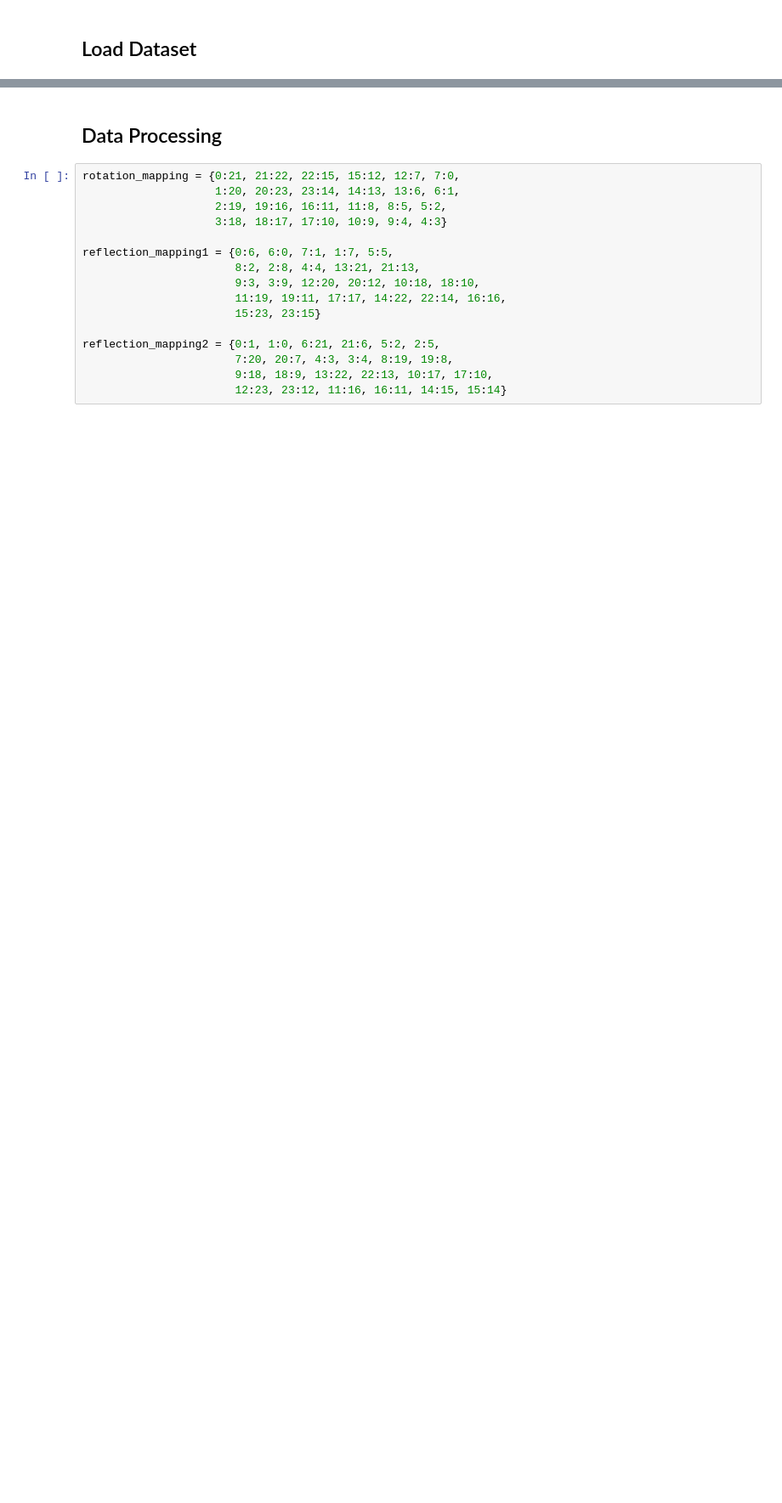
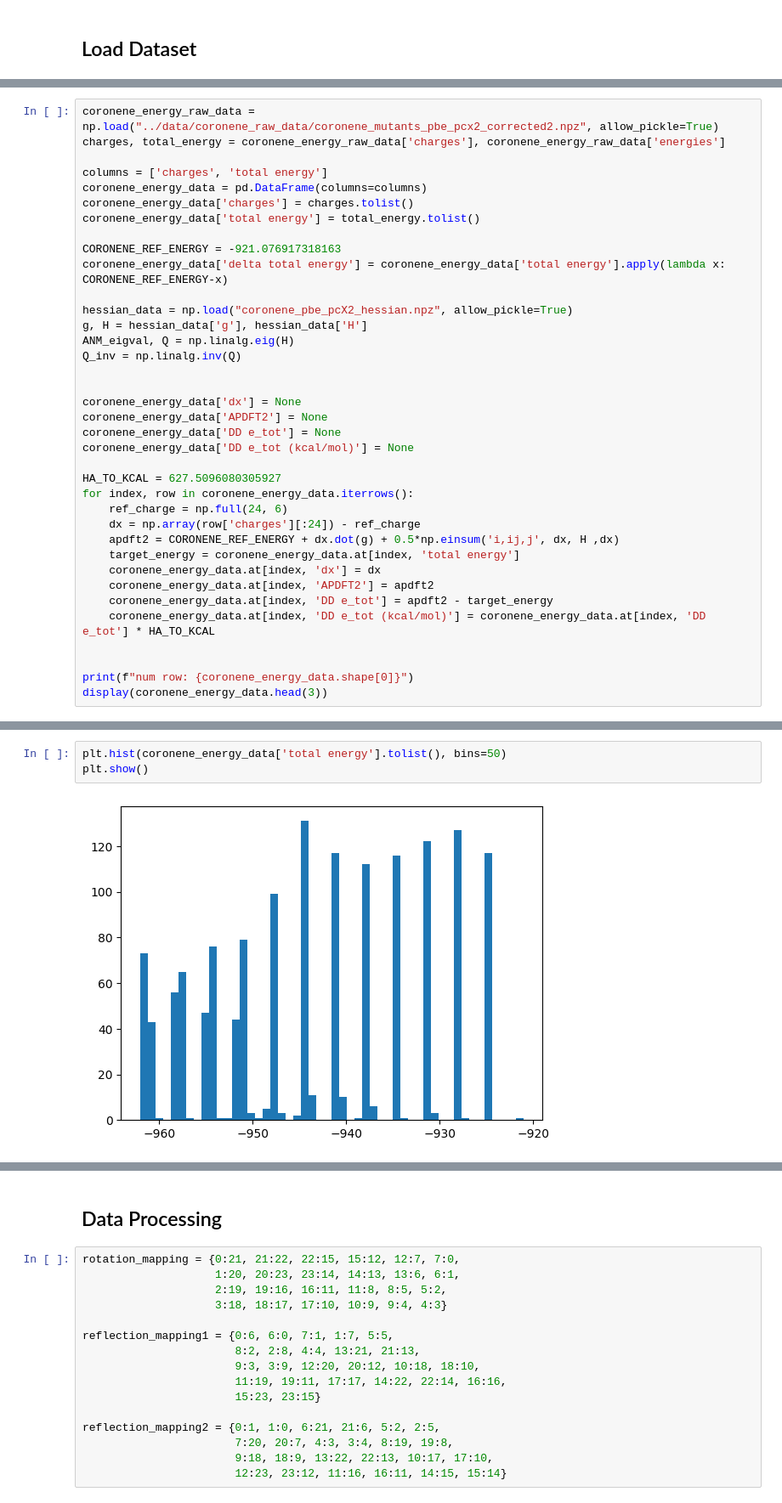
Before and after one commit to GabrielWu2004/Alchemical_Normal_Modes, a Jupyter notebook: [2]_ANM_with_coronene/main_code/process_coronene_data.ipynb, the cells around one changed output, grey strips where cells are left out. Shown at 85% size. Cells and saved outputs as stored; diff of their text form; blank space fills up the shorter version.

```diff
--- a/[2]_ANM_with_coronene/main_code/process_coronene_data.ipynb
+++ b/[2]_ANM_with_coronene/main_code/process_coronene_data.ipynb
@@ -55,0 +30,37 @@ Q_inv = np.linalg.inv(Q)
+# %%
+coronene_energy_raw_data = np.load("../data/coronene_raw_data/coronene_mutants_pbe_pcx2_corrected2.npz", allow_pickle=True)
+charges, total_energy = coronene_energy_raw_data['charges'], coronene_energy_raw_data['energies']
+
+columns = ['charges', 'total energy']
+coronene_energy_data = pd.DataFrame(columns=columns)
+coronene_energy_data['charges'] = charges.tolist()
+coronene_energy_data['total energy'] = total_energy.tolist()
+
+CORONENE_REF_ENERGY = -921.076917318163
+coronene_energy_data['delta total energy'] = coronene_energy_data['total energy'].apply(lambda x: CORONENE_REF_ENERGY-x)
+
+hessian_data = np.load("coronene_pbe_pcX2_hessian.npz", allow_pickle=True)
+g, H = hessian_data['g'], hessian_data['H']
+ANM_eigval, Q = np.linalg.eig(H)
+Q_inv = np.linalg.inv(Q)
+
+
+coronene_energy_data['dx'] = None
+coronene_energy_data['APDFT2'] = None
+coronene_energy_data['DD e_tot'] = None
+coronene_energy_data['DD e_tot (kcal/mol)'] = None
+
+HA_TO_KCAL = 627.5096080305927
+for index, row in coronene_energy_data.iterrows():
+    ref_charge = np.full(24, 6)
+    dx = np.array(row['charges'][:24]) - ref_charge
+    apdft2 = CORONENE_REF_ENERGY + dx.dot(g) + 0.5*np.einsum('i,ij,j', dx, H ,dx)
+    target_energy = coronene_energy_data.at[index, 'total energy']
+    coronene_energy_data.at[index, 'dx'] = dx
+    coronene_energy_data.at[index, 'APDFT2'] = apdft2
+    coronene_energy_data.at[index, 'DD e_tot'] = apdft2 - target_energy
+    coronene_energy_data.at[index, 'DD e_tot (kcal/mol)'] = coronene_energy_data.at[index, 'DD e_tot'] * HA_TO_KCAL
+
+
+print(f"num row: {coronene_energy_data.shape[0]}")
+display(coronene_energy_data.head(3))
@@ -55,0 +73,5 @@ Q_inv = np.linalg.inv(Q)
+# %%
+plt.hist(coronene_energy_data['total energy'].tolist(), bins=50)
+plt.show()
+# %% [output]
+[figure, added]
```
Also changed, not shown: parts of 14 cells of this notebook, 23 other files.
